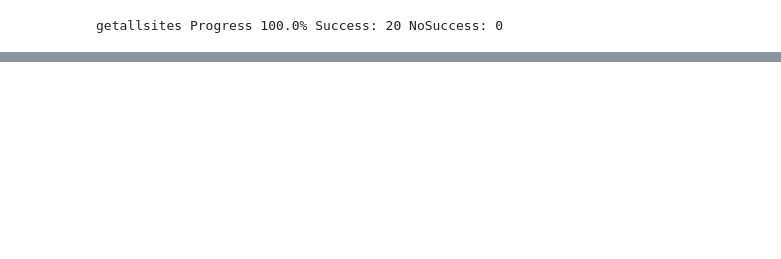
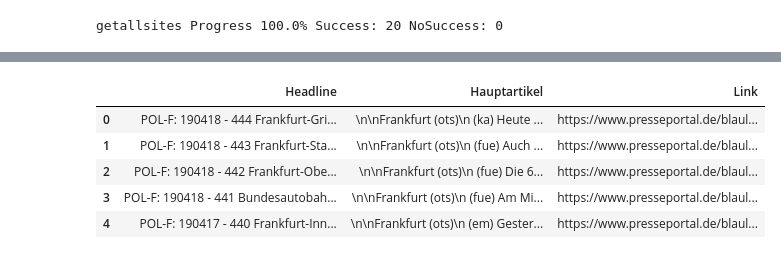
Before and after one commit to AdastraSaM/polizeiberichte_scraper, a Jupyter notebook: PolizeiScrape2.3.ipynb, the cells around one changed output, grey strips where cells are left out. Saved outputs shown, nothing was run; the diff lists cells and outputs as text; code cells hidden in the pictures; blank space fills up the shorter version.

```diff
--- a/PolizeiScrape2.3.ipynb
+++ b/PolizeiScrape2.3.ipynb
@@ -133,5 +133,14 @@ found-> 540of 540
 # %%
 df = pd.DataFrame({'Headline':AlleHeadlines,'Hauptartikel':AlleHauptartikel,'Link':AlleWebsiten})
+# %%
+df.head()
+# %% [output]
+|  | Headline | Hauptartikel | Link |
+| 0 | POL-F: 190418 - 444 Frankfurt-Gri... | \n\nFrankfurt (ots)\n (ka) Heute ... | https://www.presseportal.de/blaul... |
+| 1 | POL-F: 190418 - 443 Frankfurt-Sta... | \n\nFrankfurt (ots)\n (fue) Auch ... | https://www.presseportal.de/blaul... |
+| 2 | POL-F: 190418 - 442 Frankfurt-Obe... | \n\nFrankfurt (ots)\n (fue) Die 6... | https://www.presseportal.de/blaul... |
+| 3 | POL-F: 190418 - 441 Bundesautobah... | \n\nFrankfurt (ots)\n (fue) Am Mi... | https://www.presseportal.de/blaul... |
+| 4 | POL-F: 190417 - 440 Frankfurt-Inn... | \n\nFrankfurt (ots)\n (em) Gester... | https://www.presseportal.de/blaul... |
 # %%
 #Replace escape sharacters
 df['Headline']= df["Headline"].apply(lambda st: st.replace("\t"," "))
```
Also changed, not shown: parts of 8 cells of this notebook.
